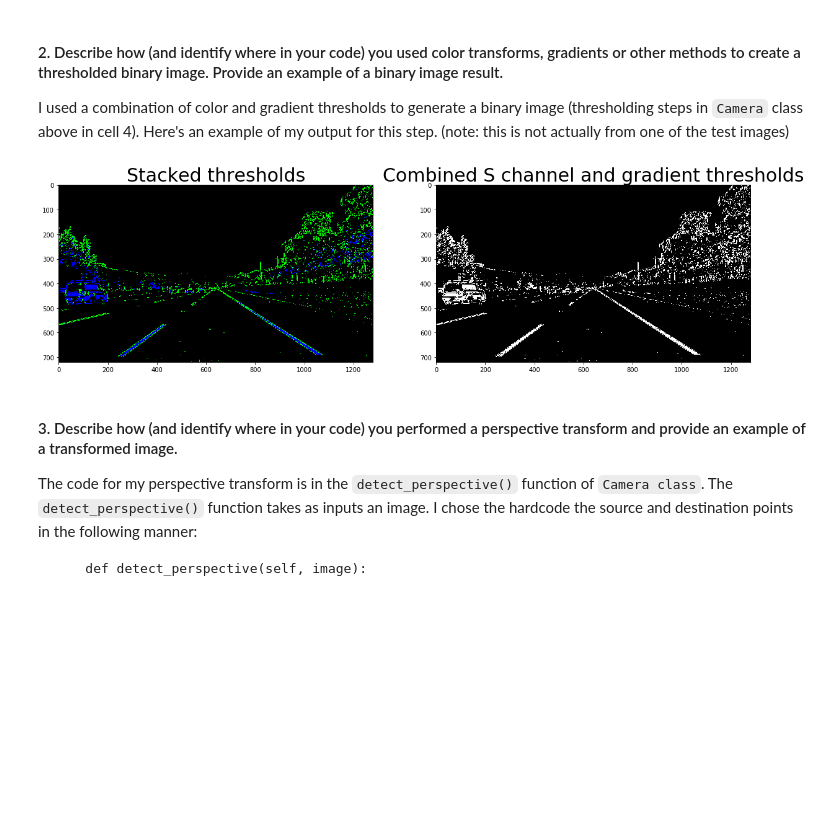
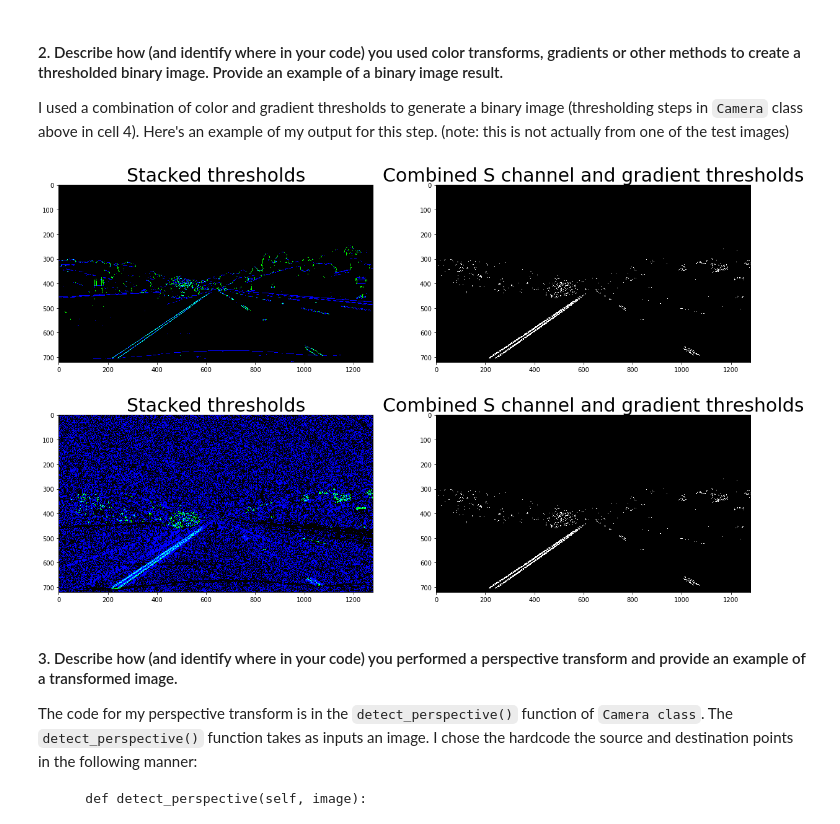
Before and after one commit to shobhitg/CarND-Advanced-Lane-Lines, a Jupyter notebook: Advanced-Lane-Lines.ipynb, the cells around one changed output. Saved outputs shown, nothing was run; the diff lists cells and outputs as text; code cells hidden in the pictures; blank space fills up the shorter version.

```diff
--- a/Advanced-Lane-Lines.ipynb
+++ b/Advanced-Lane-Lines.ipynb
@@ -161,10 +168,10 @@ class Camera:
         return result
 
 
-    def detect_perspective(self, image):
+    def detect_perspective(self, image, source_points = [(581, 461), (703, 461), (1064, 692), (245, 692)]):
         """Detect camera perspective."""
     #     print("detect perspective")
-        source_points = [(581, 461), (703, 461), (1064, 692), (245, 692)]
+
         (self.perspective_matrix, self.inverse_perspective_matrix) = self.get_perspective(image, source_points=np.float32(source_points))
         warped = cv2.warpPerspective(image, self.perspective_matrix,
                                        (image.shape[1], image.shape[0]), flags=cv2.INTER_LINEAR)
@@ -576,0 +614,22 @@ ax1.imshow(img)
+# %%
+img = cv2.imread('./test_images/straight_lines1.jpg')
+# img = cv2.imread('./test_images/straight_lines2.jpg')
+# img = cv2.imread('./test_images/test1.jpg')
+# img = cv2.imread('./test_images/test2.jpg')
+# img = cv2.imread('./test_images/test3.jpg')
+# img = cv2.imread('./test_images/test4.jpg')
+# img = cv2.imread('./test_images/test5.jpg')
+# img = cv2.imread('./test_images/test3.jpg')
+# img = cv2.imread('./282712.jpg')
+img = cv2.cvtColor(img, cv2.COLOR_BGR2RGB)
+img = camera.undistort(img)
+f, (ax1) = plt.subplots(1, 1, figsize=(20,10))
+ax1.set_title("Undistorted sample image", fontsize=30)
+ax1.imshow(img)
+
+
+from matplotlib.path import Path
+import matplotlib.patches as patches
+path = Path([(575, 460), (705, 460), (1127, 720), (203, 720), (575, 460)])
+patch = patches.PathPatch(path, fc=(1,0.5,0,0.2), ec=(1,0,0,1), lw=5)
+ax1.add_patch(patch)
@@ -578,17 +640,31 @@ ax1.imshow(img)
 #### 2. Describe how (and identify where in your code) you used color transforms, gradients or other methods to create a thresholded binary image.  Provide an example of a binary image result.
 I used a combination of color and gradient thresholds to generate a binary image (thresholding steps in `Camera` class above in cell 4).  Here's an example of my output for this step.  (note: this is not actually from one of the test images)
 # %%
-(sxbinary, s_binary, color_binary) = binarizer.binarize(img)
-combined_binary = binarizer.get_combined_binary(s_binary=s_binary, sxbinary=sxbinary)
+(gradx, grady, mag_binary, dir_binary, color_binary, color_binary2) = binarizer.binarize(img,
+                                                                              gradx_thresh=(50, 150),
+                                                                              grady_thresh=(50, 150),
+                                                                              mag_thresh=(40, 100),
+                                                                              dir_thresh=(0.7, 1.3)
+                                                                                        )
+combined_binary = binarizer.get_combined_binary(gradx, grady, mag_binary, dir_binary)
 
 # Plotting thresholded images
 Utils.visualizeBeforeAfter(color_binary,
                            combined_binary,
                            "Stacked thresholds",
                            "Combined S channel and gradient thresholds",
                            afterGray=True)
+
+
+# Plotting thresholded images
+Utils.visualizeBeforeAfter(color_binary2,
+                           combined_binary,
+                           "Stacked thresholds",
+                           "Combined S channel and gradient thresholds",
+                           afterGray=True)
 # %% [output]
-[figure, old version]
+[figure, new version]
+[figure, added]
 # %% [markdown]
 #### 3. Describe how (and identify where in your code) you performed a perspective transform and provide an example of a transformed image.
 
```
Also changed, not shown: parts of 14 cells of this notebook, 2 other files.
